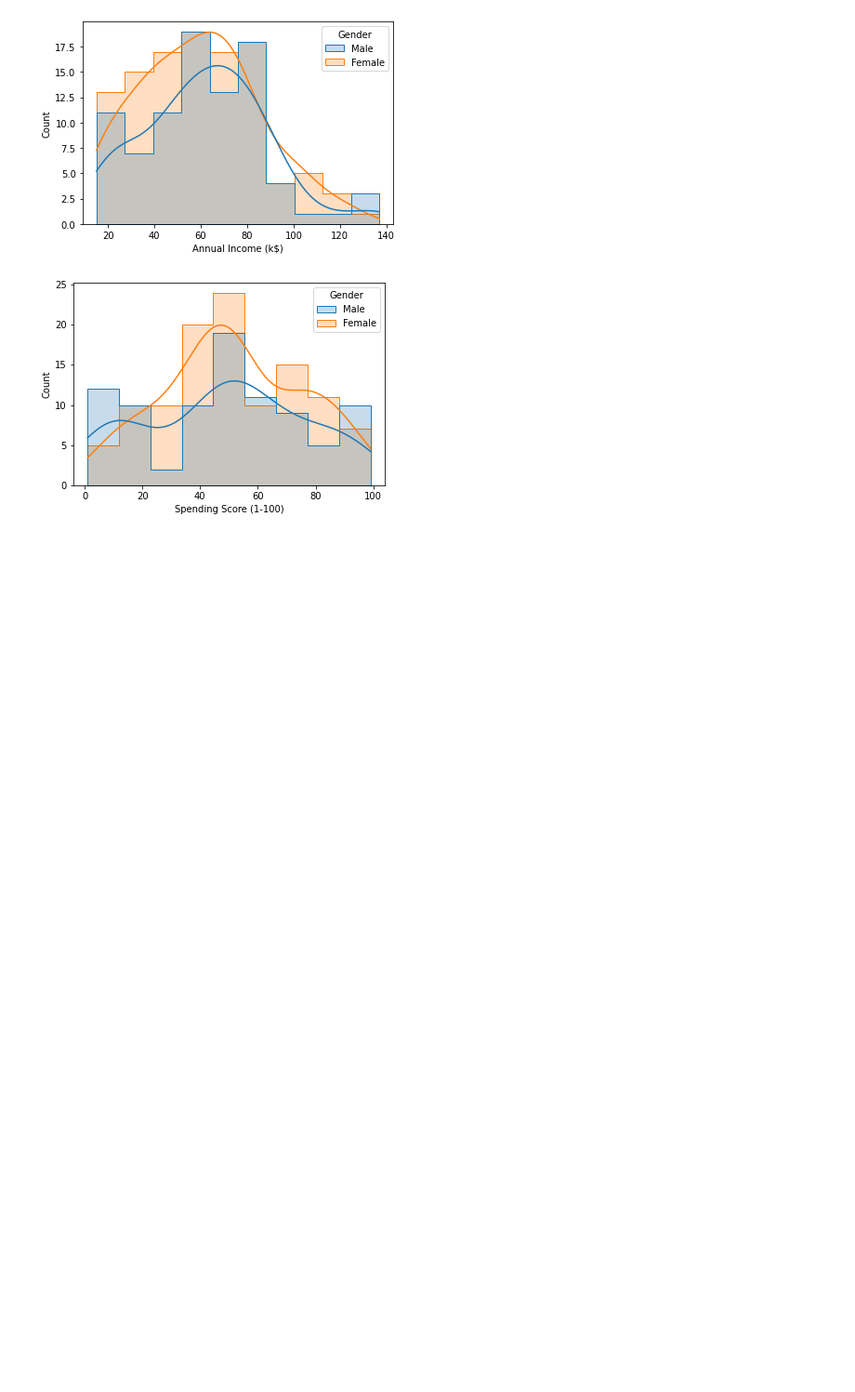
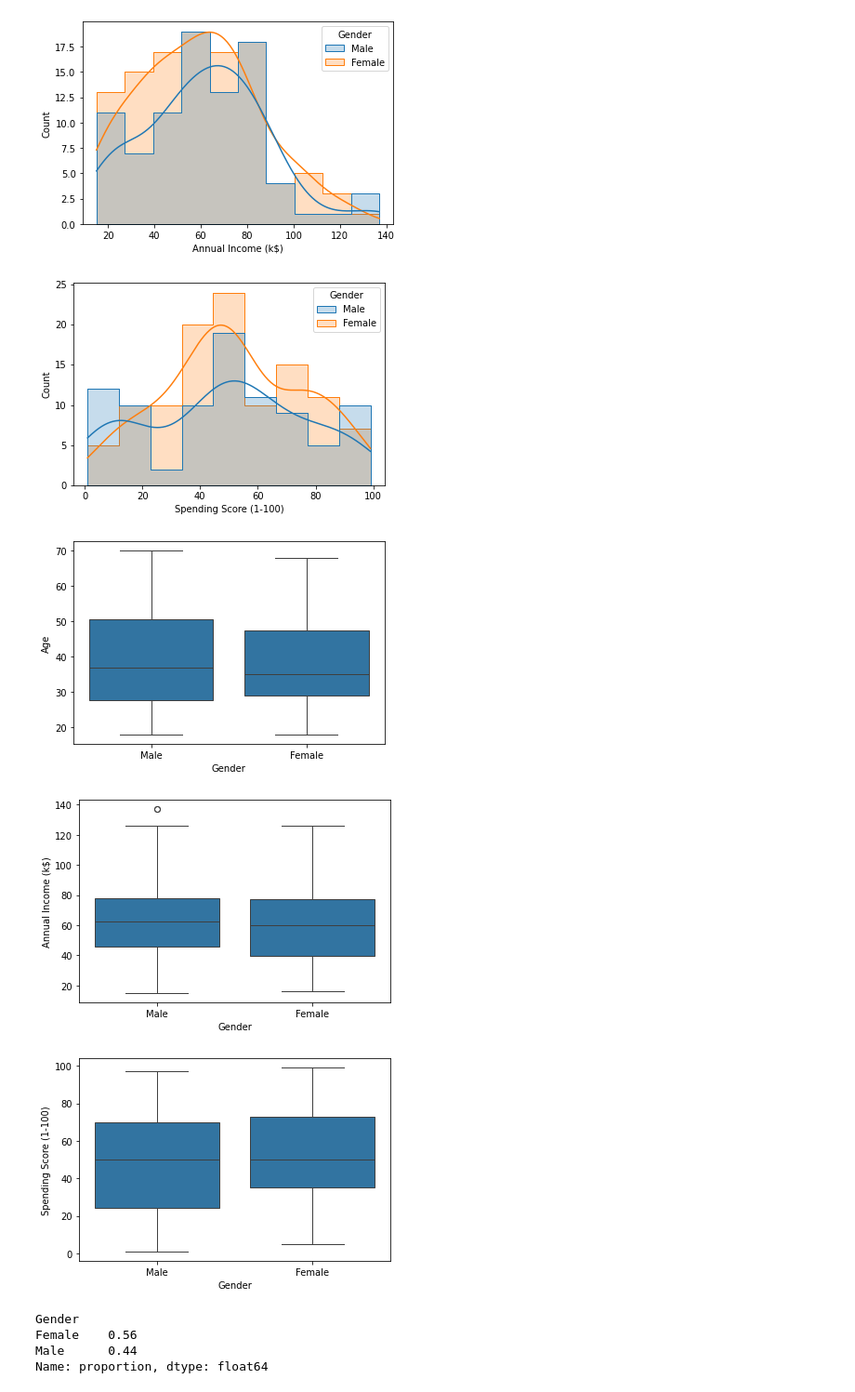
Before and after one commit to Edna722/Machine-Learning, a Jupyter notebook: Machine Learning Project.ipynb, the cells around one changed output. Shown: that part at 93% size. Saved outputs shown, nothing was run; the diff lists cells and outputs as text; code cells hidden in the pictures; blank space fills up the shorter version.

```diff
--- a/Machine Learning Project.ipynb
+++ b/Machine Learning Project.ipynb
@@ -70,3 +70,19 @@ for i in columns:
 [figure]
 [figure]
 [figure]
+# %%
+columns = ['Age', 'Annual Income (k$)','Spending Score (1-100)']
+for i in columns:
+    plt.figure()
+    sns.boxplot(data=customer_data, x= 'Gender',y = customer_data[i])
+# %% [output]
+[figure, added]
+[figure, added]
+[figure, added]
+# %%
+customer_data['Gender'].value_counts(normalize = True)
+# %% [output]
+Gender
+Female    0.56
+Male      0.44
+Name: proportion, dtype: float64
```
Also changed, not shown: parts of 1 cell of this notebook.
